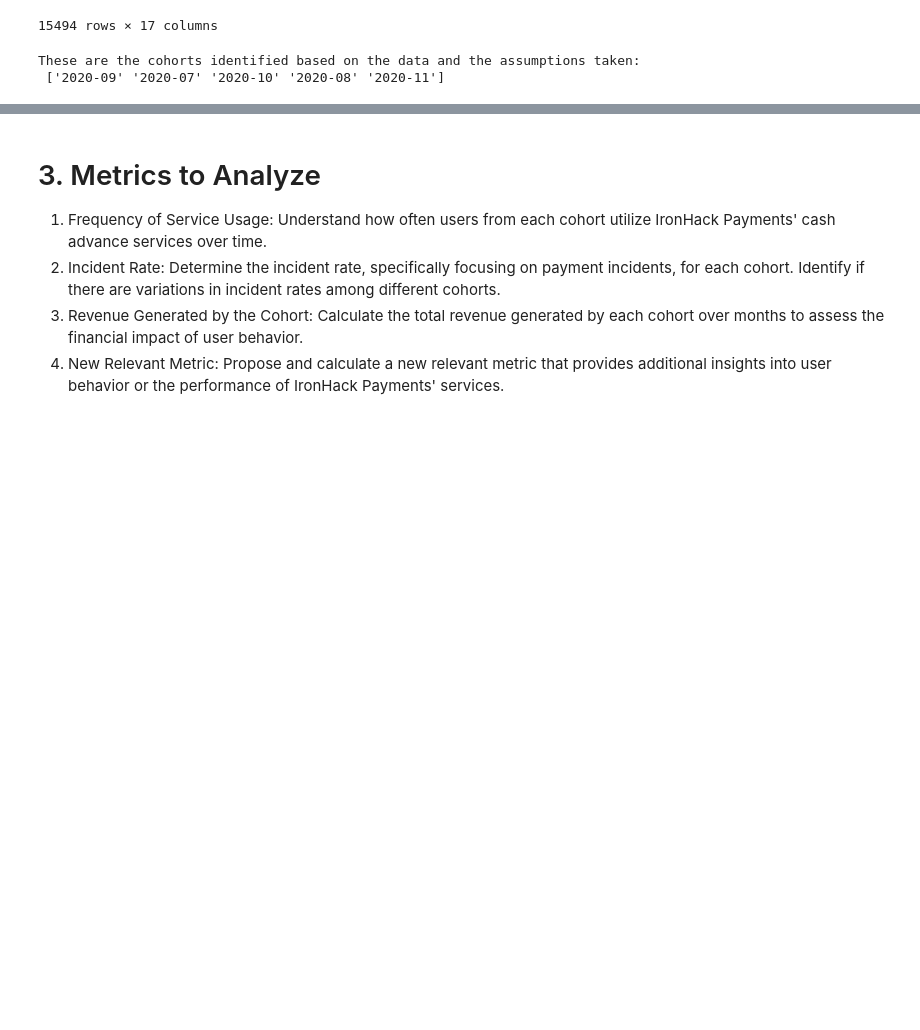
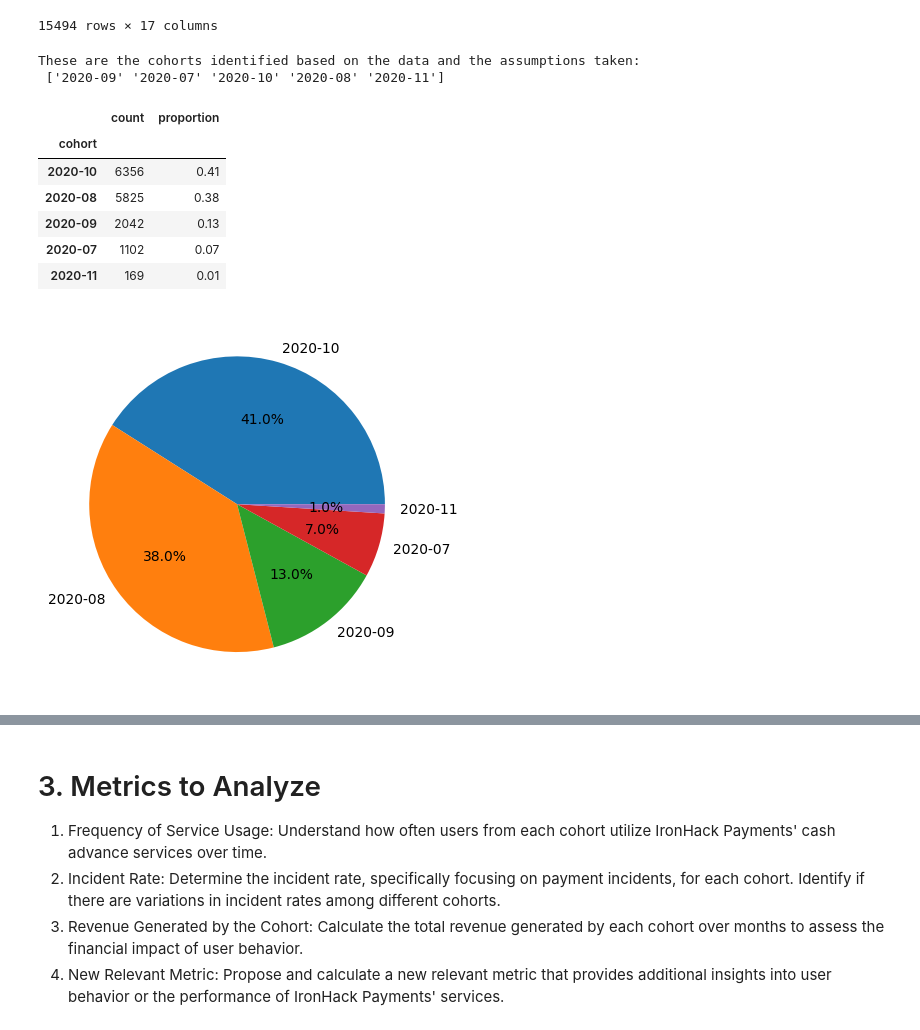
Before and after one commit to jonathansada/project-1-ironhack-payments-2-en, a Jupyter notebook: ironhack_payments.ipynb, the cells around one changed output, grey strips where cells are left out. Saved outputs shown, nothing was run; the diff lists cells and outputs as text; code cells hidden in the pictures; blank space fills up the shorter version.

```diff
--- a/ironhack_payments.ipynb
+++ b/ironhack_payments.ipynb
@@ -503,9 +506,21 @@ display(cashrequest_paid_df)
 # %%
 # Number of Cohorts identified
 print("These are the cohorts identified based on the data and the assumptions taken:\n", cashrequest_paid_df["cohort"].unique())
+
+cohort_freq_df = pd.concat([cashrequest_paid_df["cohort"].value_counts(), cashrequest_paid_df["cohort"].value_counts(normalize=True).round(2)], axis=1)
+display(cohort_freq_df)
+plt.pie(cohort_freq_df["proportion"], labels=cohort_freq_df.index, autopct='%1.1f%%');
 # %% [output]
 These are the cohorts identified based on the data and the assumptions taken:
  ['2020-09' '2020-07' '2020-10' '2020-08' '2020-11']
+|  | count | proportion |
+| cohort |  |  |
+| 2020-10 | 6356 | 0.41 |
+| 2020-08 | 5825 | 0.38 |
+| 2020-09 | 2042 | 0.13 |
+| 2020-07 | 1102 | 0.07 |
+| 2020-11 | 169 | 0.01 |
+[figure, added]
 # %%
 # Finally, we are going to keep, in a new dataframe (fees_filtered_df), only the payments for the requests filtered in the previous step (cashrequest_paid_df).
 # And we are going to add the cohort calculated to these
```
Also changed, not shown: parts of 7 cells of this notebook.
